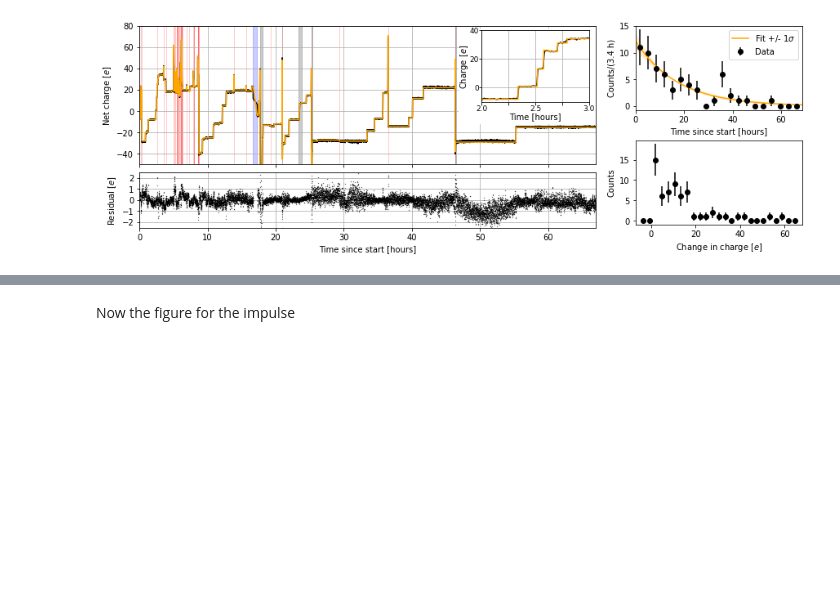
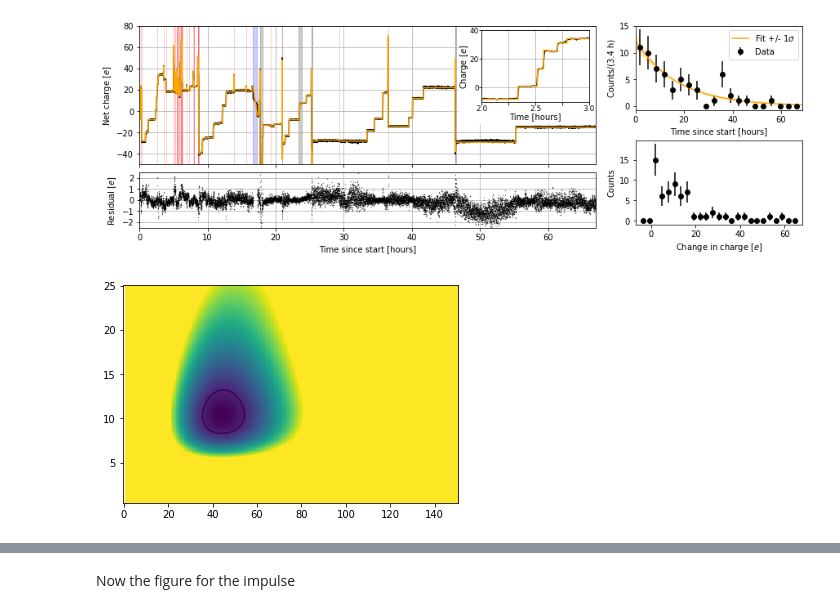
Before and after one commit to Moore-Lab/decay_analysis, a Jupyter notebook: paper_figures.ipynb, the cells around one changed output, grey strips where cells are left out. Saved outputs shown, nothing was run; the diff lists cells and outputs as text; code cells hidden in the pictures; blank space fills up the shorter version.

```diff
--- a/paper_figures.ipynb
+++ b/paper_figures.ipynb
@@ -276,6 +274,13 @@ for j in range(1):
     bc = be[:-1] + np.diff(be)/2
 
     bin_length = be[1]-be[0]
+# %%
+plt.figure()
+plt.pcolormesh(N0_vec, t12_vec, 2*nlls[0].T, vmin=0, vmax=10)
+cs = plt.contour(N0_vec, t12_vec, 2*nlls[0].T, levels=[2.3])
+countour_vals = cs.collections[0].get_paths()[0].vertices
+# %% [output]
+[figure, added]
 # %%
 importlib.reload(bu)
 recal = 1
```
Also changed, not shown: parts of 3 cells of this notebook, 3 other files.
